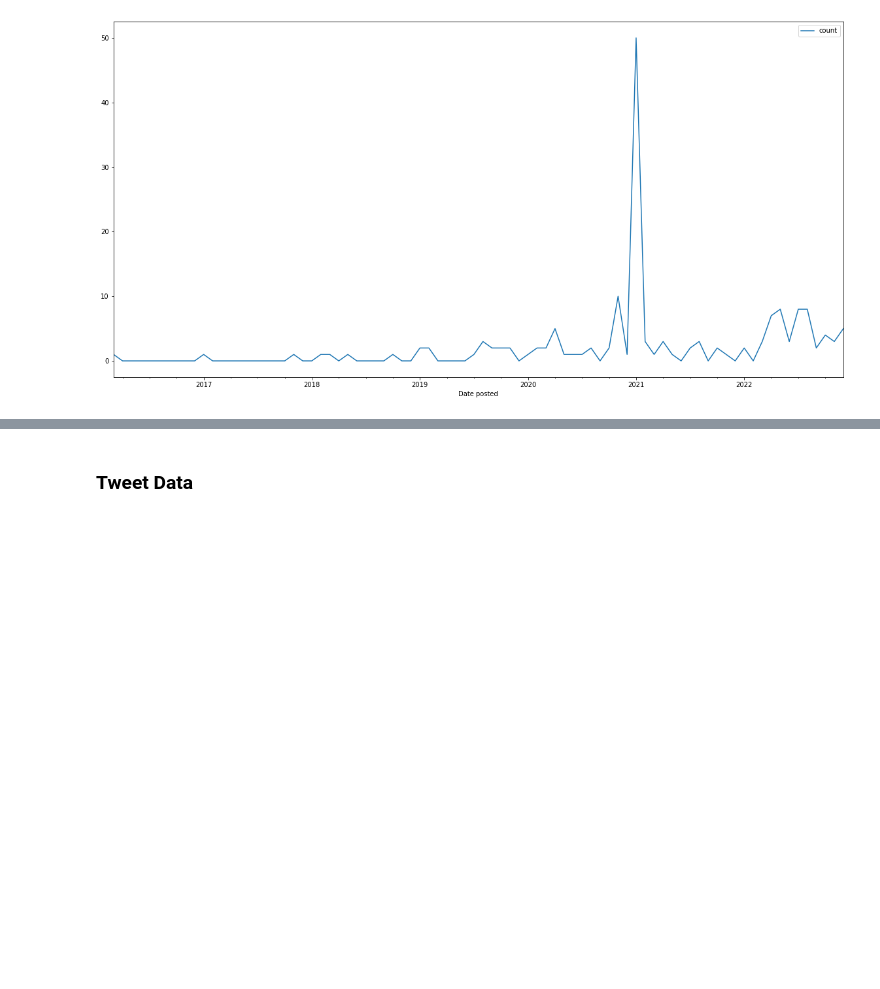
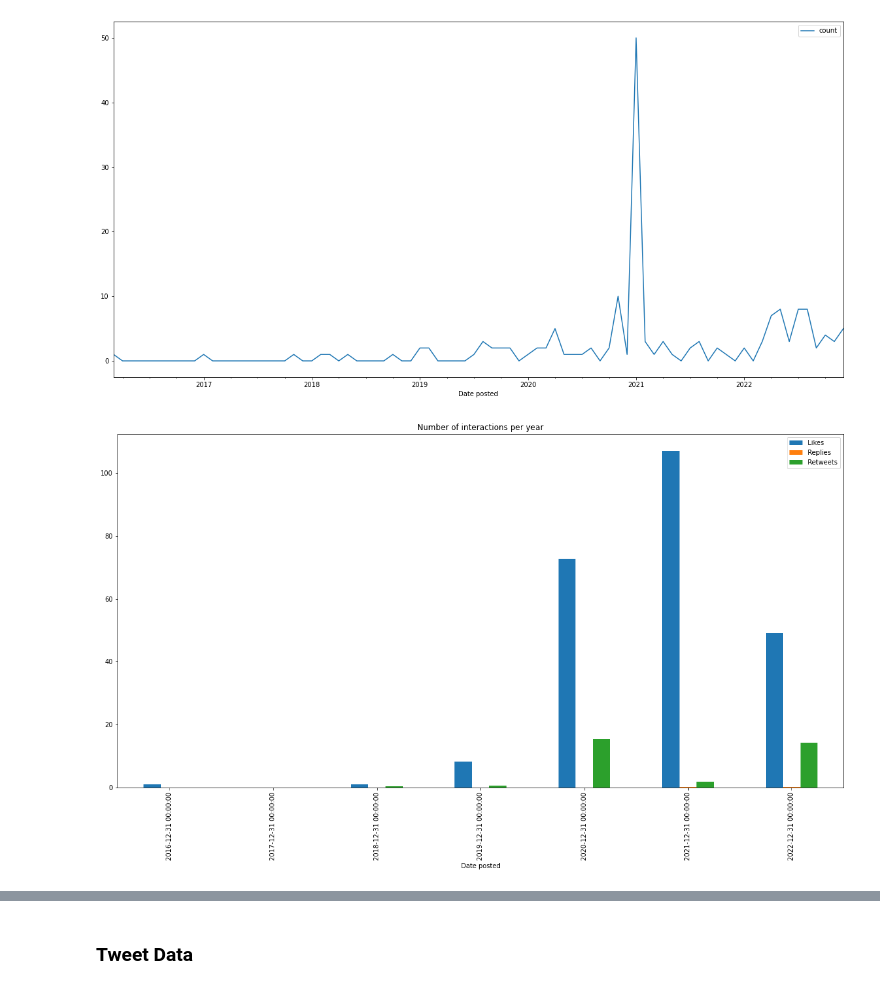
Before and after one commit to ShiroeLH/CS-132-PH-Twitter-Mis-Disinformation-Analysis, a Jupyter notebook: analysis/analysis.ipynb, the cells around one changed output, grey strips where cells are left out. Saved outputs shown, nothing was run; the diff lists cells and outputs as text; code cells hidden in the pictures; blank space fills up the shorter version.

```diff
--- a/analysis/analysis.ipynb
+++ b/analysis/analysis.ipynb
@@ -399,4 +399,12 @@ df_time.plot(figsize=(20, 10))
 plt.show()
 # %% [output]
 [figure]
+# %%
+df_time = df_clean.copy()
+df_time = df_time.drop(["Followers","Following","Length", "Group", "Account type"], axis=1).groupby(pd.Grouper(key="Date posted", freq="1Y")).mean()
+df_time.plot(figsize=(20, 10), kind="bar")
+plt.title("Number of interactions per year")
+plt.show()
+# %% [output]
+[figure, added]
 # %%
```
Also changed, not shown: parts of 6 cells of this notebook.
